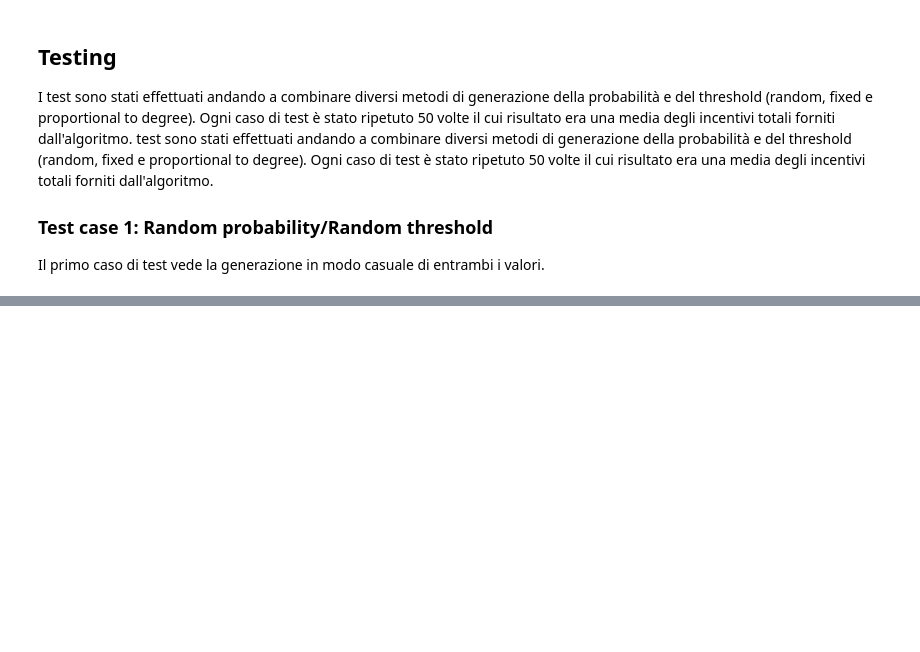
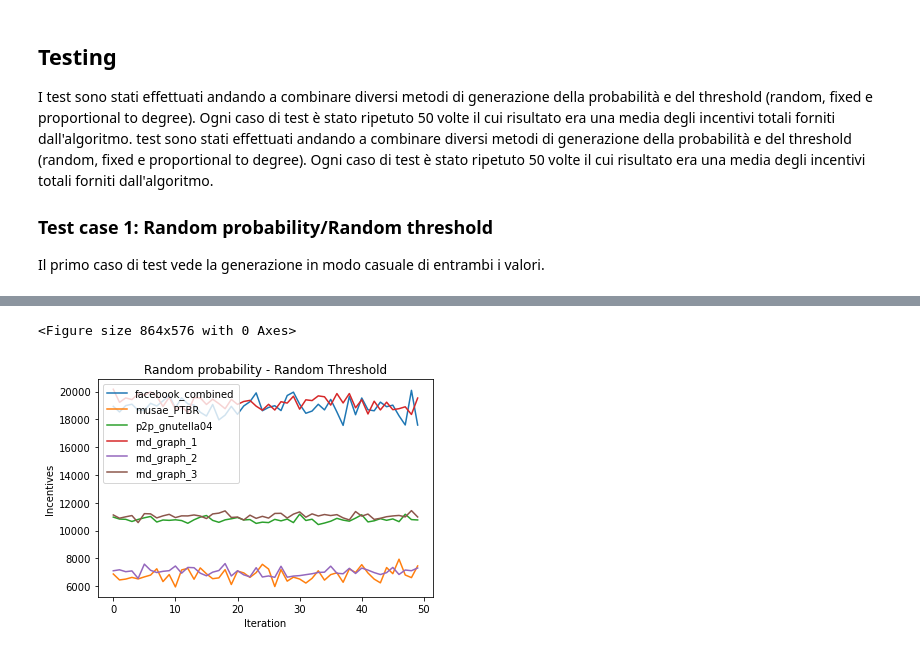
Before and after one commit to fscavone1/TPI-Algorithm, a Jupyter notebook: documentation.ipynb, the cells around one changed output, grey strips where cells are left out. Cells and saved outputs as stored; diff of their text form; code cells hidden in the pictures; blank space fills up the shorter version.

```diff
--- a/documentation.ipynb
+++ b/documentation.ipynb
@@ -273,0 +256,5 @@ SyntaxError: invalid syntax (<ipython-input-9-d4859630b3fd>, line 15)
+# %%
+plots.create_graph('rr', 50, 'Random probability - Random Threshold')
+# %% [output]
+<Figure size 864x576 with 0 Axes>
+[figure, added]
```
Also changed, not shown: parts of 43 cells of this notebook.
